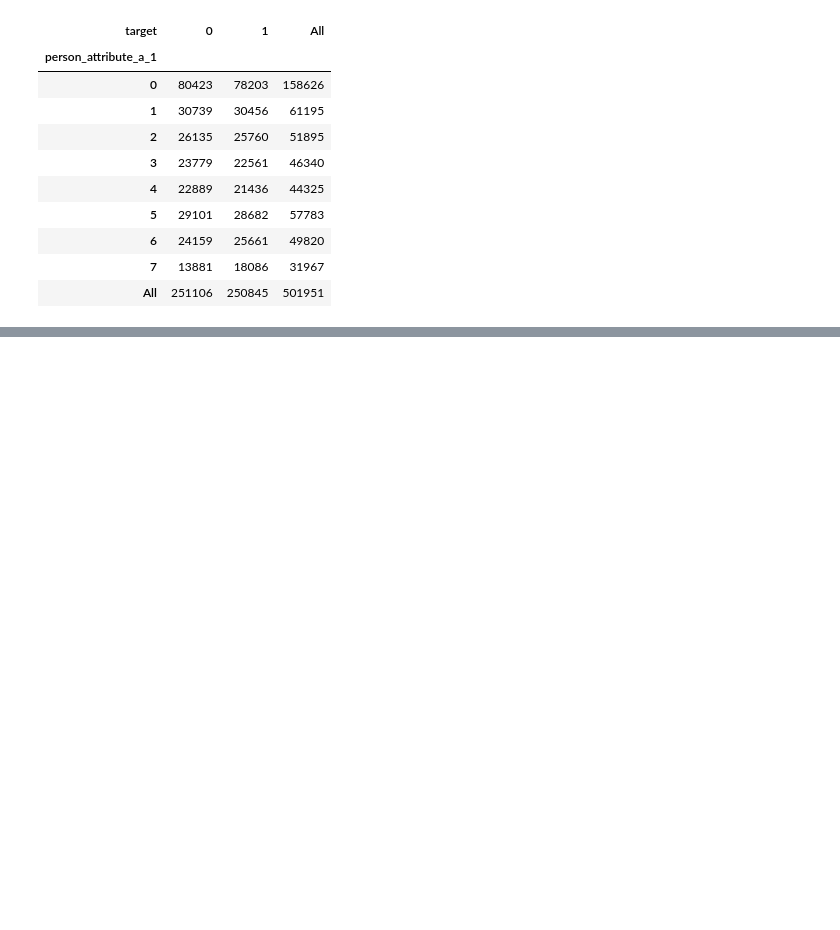
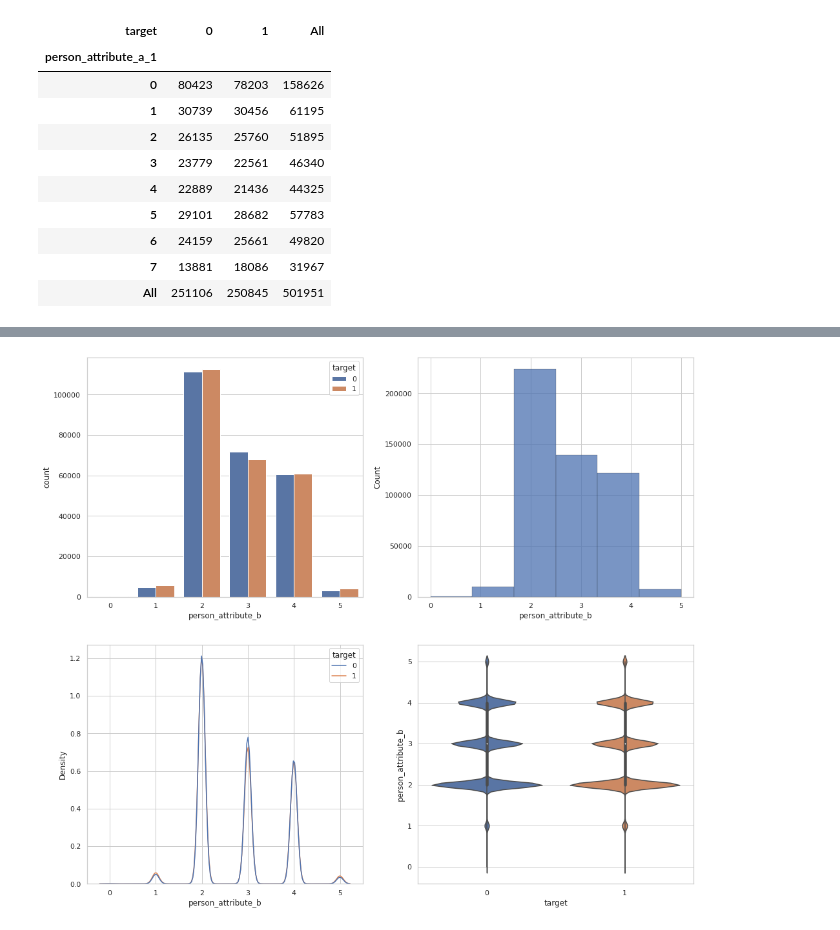
Before and after one commit to doo52oh/Dacon, a Jupyter notebook: 잡케어추천/잡케어추천알고리즘경진대회_EDA_데이터변경.ipynb, the cells around one changed output, grey strips where cells are left out. Drawn from its saved outputs; the diff is of its cells as text; code cells hidden in the pictures; blank space fills up the shorter version.

```diff
--- a/잡케어추천/잡케어추천알고리즘경진대회_EDA_데이터변경.ipynb
+++ b/잡케어추천/잡케어추천알고리즘경진대회_EDA_데이터변경.ipynb
@@ -403,0 +494,21 @@ pd.crosstab(job_data.person_attribute_a_1,job_data.target,margins=True).style.ba
+# %%
+f, ax = plt.subplots(2,2, figsize = (15,15))
+
+x = 'person_attribute_b'
+y = 'target'
+
+sns.countplot(x = x, hue = y, data=job_data, ax = ax[0][0])
+sns.histplot(data = job_data,
+             x = x,
+             multiple="stack",
+             palette='pastel',
+             edgecolor=".10",
+             linewidth=".20",
+             bins = 6,
+             ax = ax[0][1]
+             )
+sns.kdeplot(data = job_data, x = x, hue = y, ax = ax[1][0])
+sns.violinplot(data = job_data, x=y, y=x, ax=ax[1][1])
+plt.show()
+# %% [output]
+[figure, added]
```
Also changed, not shown: parts of 45 cells of this notebook.
